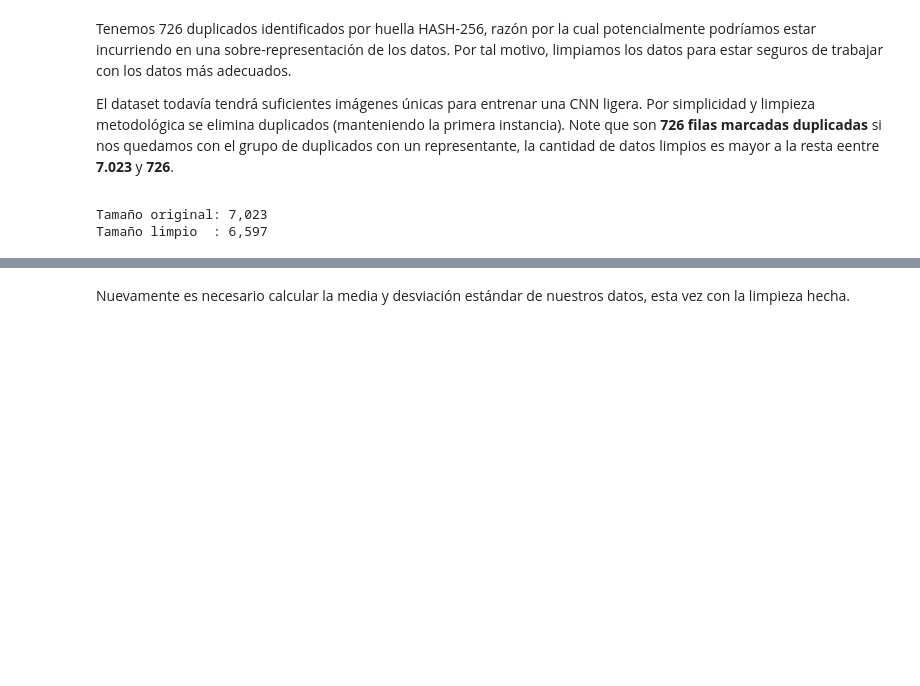
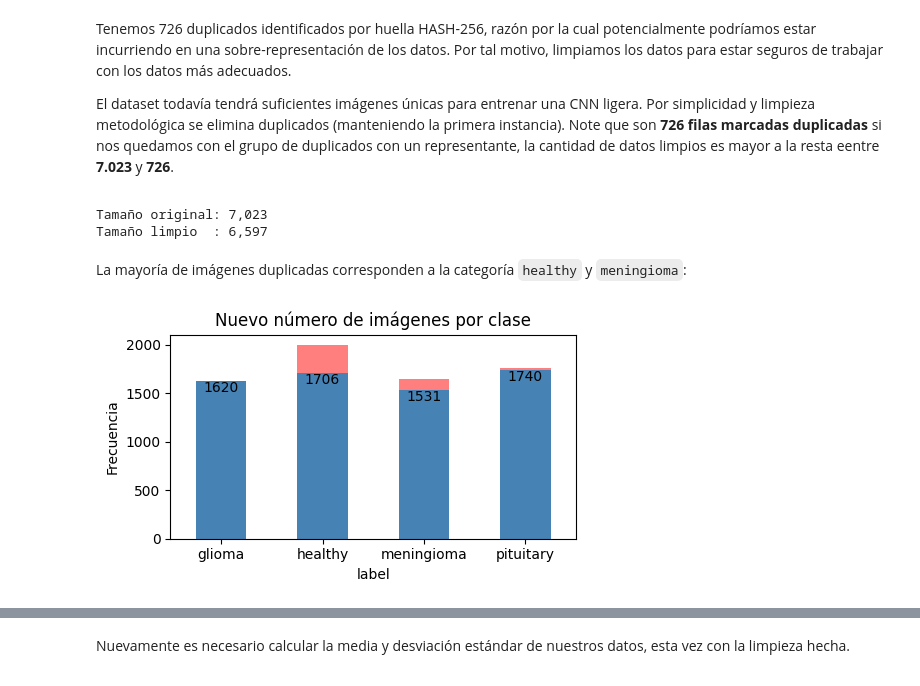
Before and after one commit to Jorbnc/MAIA-DL, a Jupyter notebook: Mini_Proyecto_1_DL.ipynb, the cells around one changed output, grey strips where cells are left out. Saved outputs shown, nothing was run; the diff lists cells and outputs as text; code cells hidden in the pictures; blank space fills up the shorter version.

```diff
--- a/Mini_Proyecto_1_DL.ipynb
+++ b/Mini_Proyecto_1_DL.ipynb
@@ -291,17 +293,20 @@ Teniendo en cuenta que más adelante, se pasará a trabajar con escalas de grise
 </span>
 # %%
-# Obtención de la media y desviación para la normalización
-gray_sum, gray_sq_sum, pixel_count = 0.0, 0.0, 0
+# Función para obtener la media y desviación estándar de grises para la normalización
+def media_y_std(df):
+  gray_sum, gray_sq_sum, pixel_count = 0.0, 0.0, 0
 
-for p in df_paths['img_path']:
-    img = np.asarray(Image.open(p).convert('L'), dtype=np.float32) / 255.0  # [0, 1]
+  for p in df['img_path']:
+      img = np.asarray(Image.open(p).convert('L'), dtype=np.float32) / 255.0  # [0, 1]
 
-    gray_sum     += img.sum()          # suma de intensidades
-    gray_sq_sum  += (img ** 2).sum()   # suma de intensidades al cuadrado
-    pixel_count  += img.size           # número de píxeles (alto × ancho)
+      gray_sum     += img.sum()          # suma de intensidades
+      gray_sq_sum  += (img ** 2).sum()   # suma de intensidades al cuadrado
+      pixel_count  += img.size           # número de píxeles (alto × ancho)
 
-gray_mean = gray_sum / pixel_count
-gray_std  = math.sqrt(gray_sq_sum / pixel_count - gray_mean ** 2)
+  gray_mean = gray_sum / pixel_count
+  gray_std  = math.sqrt(gray_sq_sum / pixel_count - gray_mean ** 2)
 
-print(f"Media global (grayscale): {gray_mean:.5f}")
-print(f"Desv. estándar global:    {gray_std:.5f}")
+  print(f"Media global (grayscale): {gray_mean:.5f}")
+  print(f"Desv. estándar global:    {gray_std:.5f}")
+
+  return gray_mean, gray_std
@@ -346,3 +353,26 @@ print(f"Tamaño limpio  : {len(df_clean):,}")
 # %% [output]
 Tamaño original: 7,023
 Tamaño limpio  : 6,597
+# %% [markdown]
+La mayoría de imágenes duplicadas corresponden a la categoría `healthy` y `meningioma`:
+# %%
+# Verificación de la distribución de las clases
+counts = df_paths['label'].value_counts().sort_index()
+counts_clean = df_clean['label'].value_counts().sort_index()
+
+# Gráfica con etiquetas numéricas
+ax = counts.plot(kind='bar', rot=0, figsize=(5,3), color='red', alpha=0.5)
+counts_clean.plot(kind='bar', rot=0, color='steelblue')
+ax.set_title('Nuevo número de imágenes por clase')
+ax.set_ylabel('Frecuencia')
+
+# Añadir la etiqueta de cantidad encima de cada barra
+for p in ax.patches[4:]:
+    ax.annotate(f'{int(p.get_height())}',
+                (p.get_x() + p.get_width() / 2, p.get_height()),
+                ha='center', va='top', fontsize=10)
+
+plt.tight_layout()
+plt.show()
+# %% [output]
+[figure, added]
```
Also changed, not shown: parts of 43 cells of this notebook.
